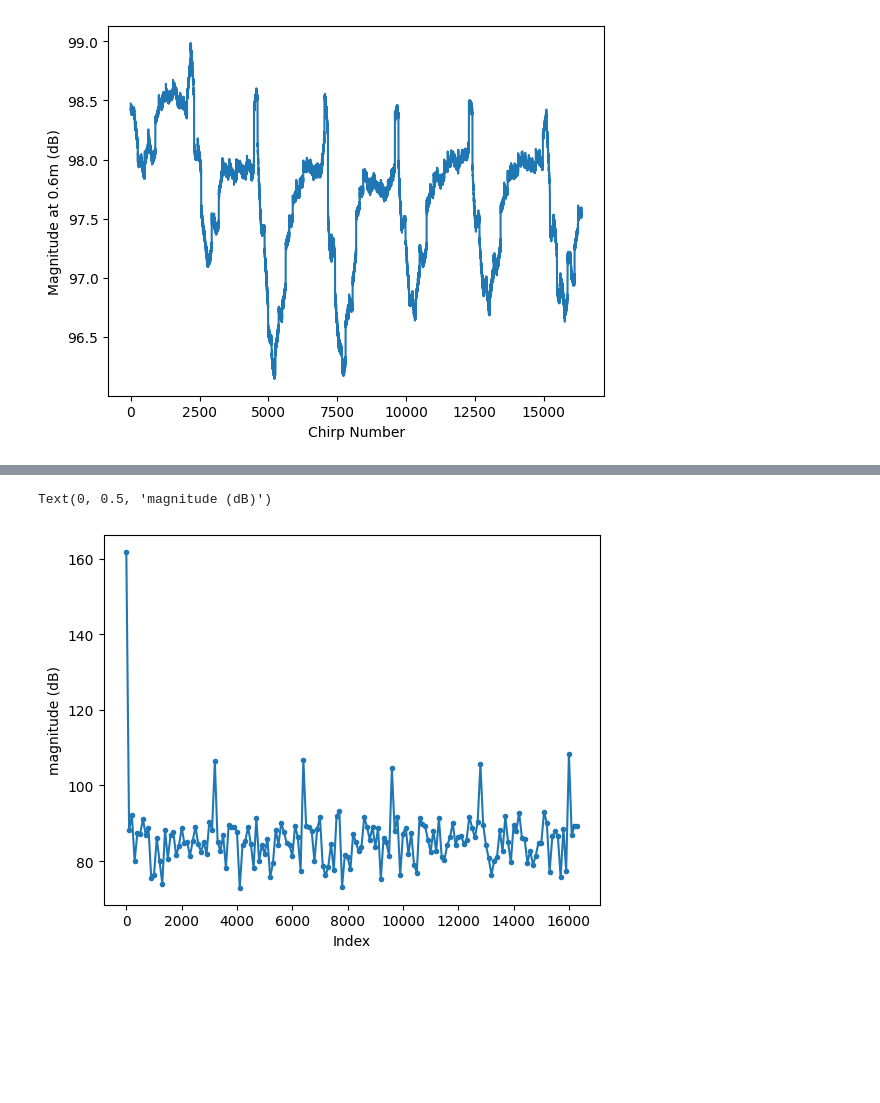
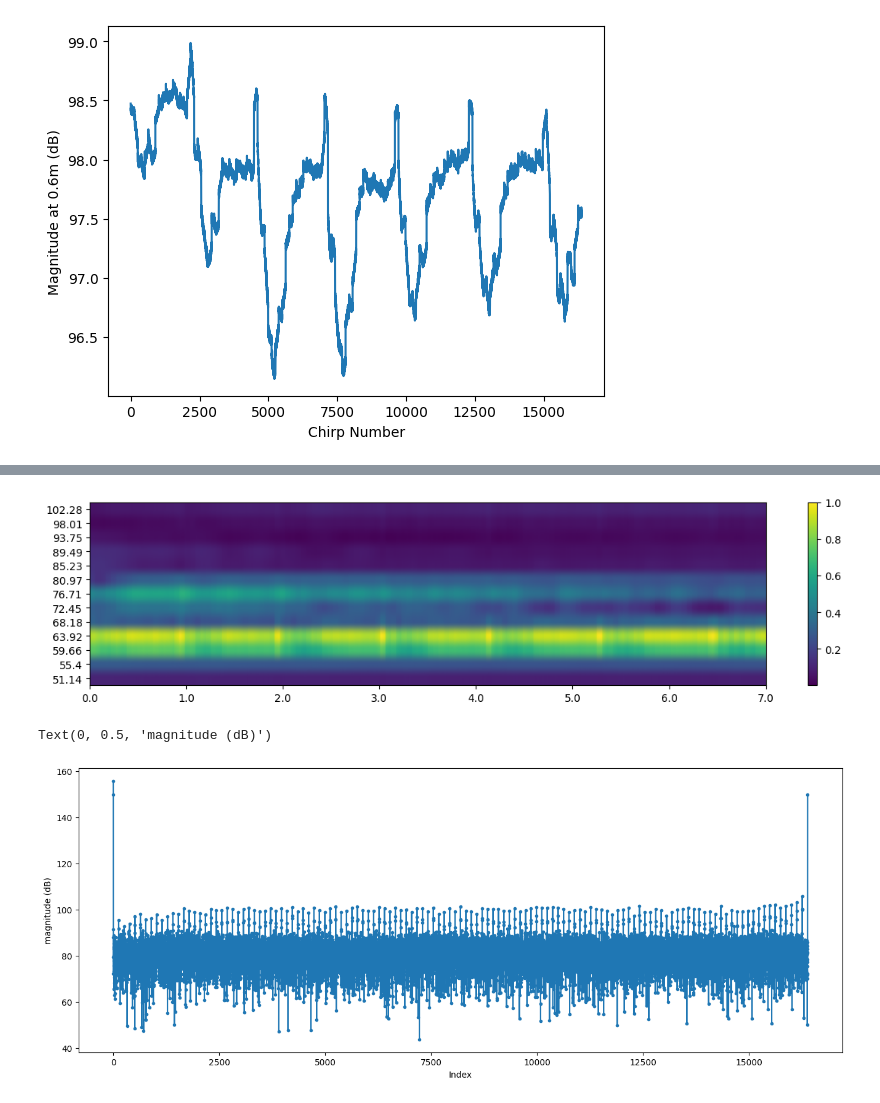
Before and after one commit to manavjeetsingh/mmWaveDataExtraction, a Jupyter notebook: rawDataProcessing1Rx1TxHighRes.ipynb, the cells around one changed output, grey strips where cells are left out. Drawn from its saved outputs; the diff is of its cells as text; code cells hidden in the pictures; blank space fills up the shorter version.

Commit message:
plot

```diff
--- a/rawDataProcessing1Rx1TxHighRes.ipynb
+++ b/rawDataProcessing1Rx1TxHighRes.ipynb
@@ -145,6 +146,7 @@ def rangeFFT(signal, plot=False):
 magAtXXcm=[]
 sigAtXXcm=[]
 distances_all=[]
+num_chirps=len(dca_out[0])//samples_per_chirp
 rangeFFTAcrossChirps=np.zeros([samples_per_chirp,len(dca_out[0])//samples_per_chirp],dtype=np.complex128)
 for chirp_no in range(len(dca_out[0])//samples_per_chirp):
     if chirp_no==0:
@@ -175,3 +201,38 @@ Text(0, 0.5, 'Magnitude at 0.6m (dB)')
+# %%
+import numpy as np
+import matplotlib.pyplot as plt
+
+# Example 2D array (replace with your own)
+
+distances=np.array(distances)
+plt.figure(figsize=(12, 3))
+idxes=np.arange(12,25)
+x_idxes=np.arange(0,rangeFFTAcrossChirps.shape[1])
+rangeFFTAcrossChirps_abs=np.abs(rangeFFTAcrossChirps)
+rangeFFTAcrossChirps_norm=(rangeFFTAcrossChirps_abs - np.min(rangeFFTAcrossChirps_abs))/(np.max(rangeFFTAcrossChirps_abs)-np.min(rangeFFTAcrossChirps_abs))
+plt.imshow((rangeFFTAcrossChirps_norm[idxes[:, None], x_idxes]), aspect='auto', cmap='viridis', origin='lower')
+# plt.imshow(magnitude_db(rangeFFTAcrossChirps[idxes,:]), aspect='auto', cmap='viridis', origin='lower')
+
+yticks = np.arange(len(rangeFFTAcrossChirps[idxes]))        # positions 0..19
+ytick_labels = np.round(distances[idxes]*100,2)                  # your labels
+plt.yticks(yticks, ytick_labels)
+
+
+
+# --- Create x-ticks for 0–7 seconds ---
+total_time = 7  # seconds
+num_ticks = 8   # ticks at 0,1,2,...,7 sec
+
+tick_positions = np.linspace(0, rangeFFTAcrossChirps[:,x_idxes].shape[1]-1, num_ticks)
+tick_labels = np.linspace(0, total_time, num_ticks)
+
+plt.xticks(tick_positions, tick_labels)
+
+plt.colorbar()
+plt.tight_layout()
+plt.show()
+# %% [output]
+[figure, added]
 # %%
 # def dopFFT(signal, plot=False):
 #     global range_max
@@ -183,35 +244,36 @@ Text(0, 0.5, 'Magnitude at 0.6m (dB)')
 #     # fft_magnitude = magnitude_dbfs(y,adc_bits=16)
 
 #     # frequencies = np.fft.fftshift(np.fft.fftfreq(num_samples, d=1/(sampling_frequency)))
 #     # distances=np.abs(frequencies)*3e8/2/S
 #     distances=np.arange(num_samples) * range_max / num_samples
 #     # print([distances[0],distances[-100]])
 #     if plot:
 #         # Plot the magnitude spectrum
 #         plt.figure(figsize=(10, 5))
 #         # plt.plot(frequencies[:num_samples//2], fft_magnitude[:num_samples//2]) # Plot only positive frequencies
 #         # plt.plot(distances[:num_samples//2], fft_magnitude[:num_samples//2]) # Plot only positive frequencies
 #         plt.plot(distances, fft_magnitude) # Plot only positive frequencies
 #         plt.title('Magnitude Spectrum (Range Profile)')
 #         # plt.xlabel('Frequency (Hz) / Range Bins')
 #         plt.xlabel('Distances (m)')
 #         plt.ylabel('Magnitude [dBFS]')
 #         plt.xticks(np.arange(0,range_max,5))
 #         plt.grid(True)
 #         plt.axvline(x=0.6, color='r', linestyle='--', alpha=0.5)
 #         plt.show()
 #     return y, fft_magnitude, distances
+plt.figure(figsize=(16, 6))
 window = np.hanning(num_chirps)
 dop_all_fft=np.fft.fft(rangeFFTAcrossChirps * window,axis=1)
 dop_fft=dop_all_fft[3,:]
-skip=100
+skip=1
 plt.plot(np.arange(len(dop_fft)/skip)*skip,magnitude_db(dop_fft)[::skip],'.-')
 # plt.plot(np.arange(len(dop_fft)/skip)*skip,dop_fft[::skip],'.-')
 plt.xlabel("Index")
 plt.ylabel("magnitude (dB)")
 # %% [output]
 Text(0, 0.5, 'magnitude (dB)')
-[figure, old version]
+[figure, new version]
 # %%
 # import numpy as np
 # import matplotlib.pyplot as plt
```
Also changed, not shown: parts of 5 cells of this notebook, 2 other files.
